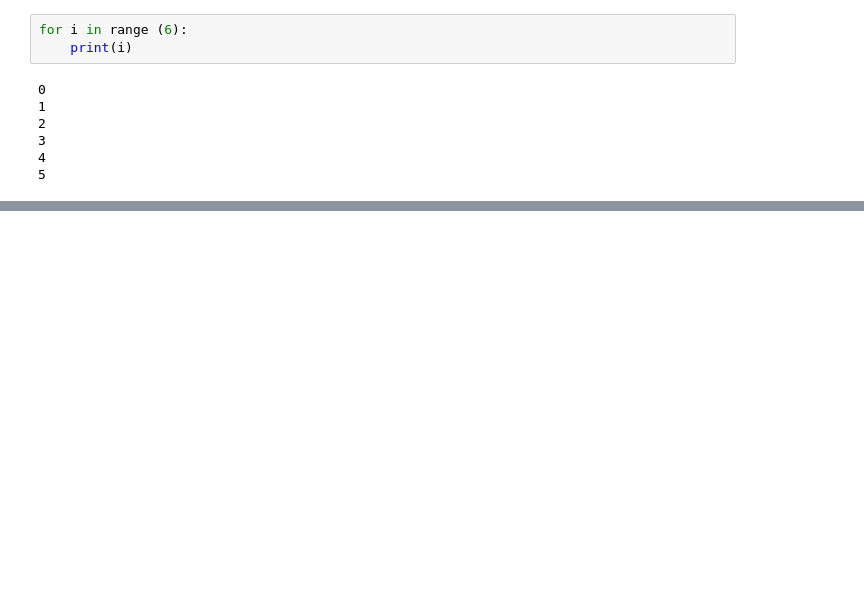
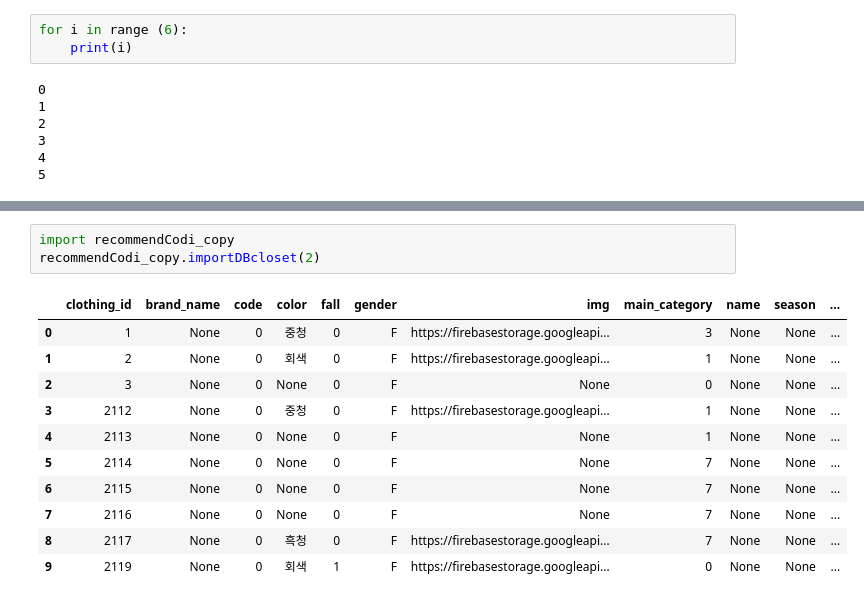
Before and after one commit to Jeong-WonSeok/Kkalong, a Jupyter notebook: AI/Python/pytorch.ipynb, the cells around one changed output, grey strips where cells are left out. Saved outputs shown, nothing was run; the diff lists cells and outputs as text; blank space fills up the shorter version.

```diff
--- a/AI/Python/pytorch.ipynb
+++ b/AI/Python/pytorch.ipynb
@@ -303,0 +460,15 @@ for i in range (6):
+# %%
+import recommendCodi_copy
+recommendCodi_copy.importDBcloset(2)
+# %% [output]
+|  | clothing_id | brand_name | code | color | fall | gender | img | main_category | name | season | ... |
+| 0 | 1 | None | 0 | 중청 | 0 | F | https://firebasestorage.googleapi... | 3 | None | None | ... |
+| 1 | 2 | None | 0 | 회색 | 0 | F | https://firebasestorage.googleapi... | 1 | None | None | ... |
+| 2 | 3 | None | 0 | None | 0 | F | None | 0 | None | None | ... |
+| 3 | 2112 | None | 0 | 중청 | 0 | F | https://firebasestorage.googleapi... | 1 | None | None | ... |
+| 4 | 2113 | None | 0 | None | 0 | F | None | 1 | None | None | ... |
+| 5 | 2114 | None | 0 | None | 0 | F | None | 7 | None | None | ... |
+| 6 | 2115 | None | 0 | None | 0 | F | None | 7 | None | None | ... |
+| 7 | 2116 | None | 0 | None | 0 | F | None | 7 | None | None | ... |
+| 8 | 2117 | None | 0 | 흑청 | 0 | F | https://firebasestorage.googleapi... | 7 | None | None | ... |
+| 9 | 2119 | None | 0 | 회색 | 1 | F | https://firebasestorage.googleapi... | 0 | None | None | ... |
```
Also changed, not shown: parts of 15 cells of this notebook, 4 other files.
